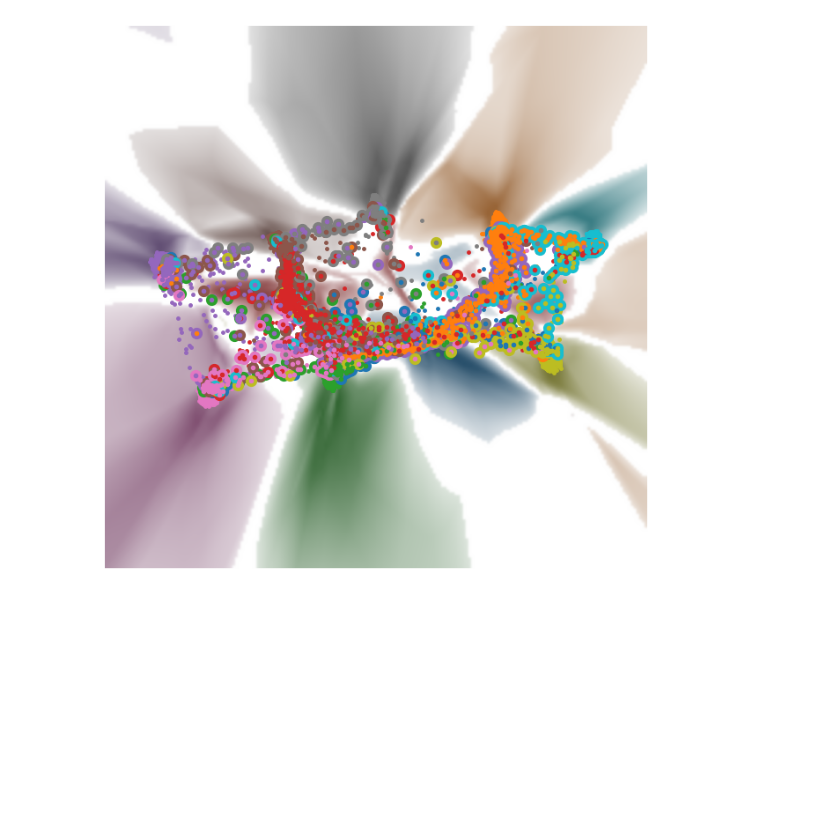
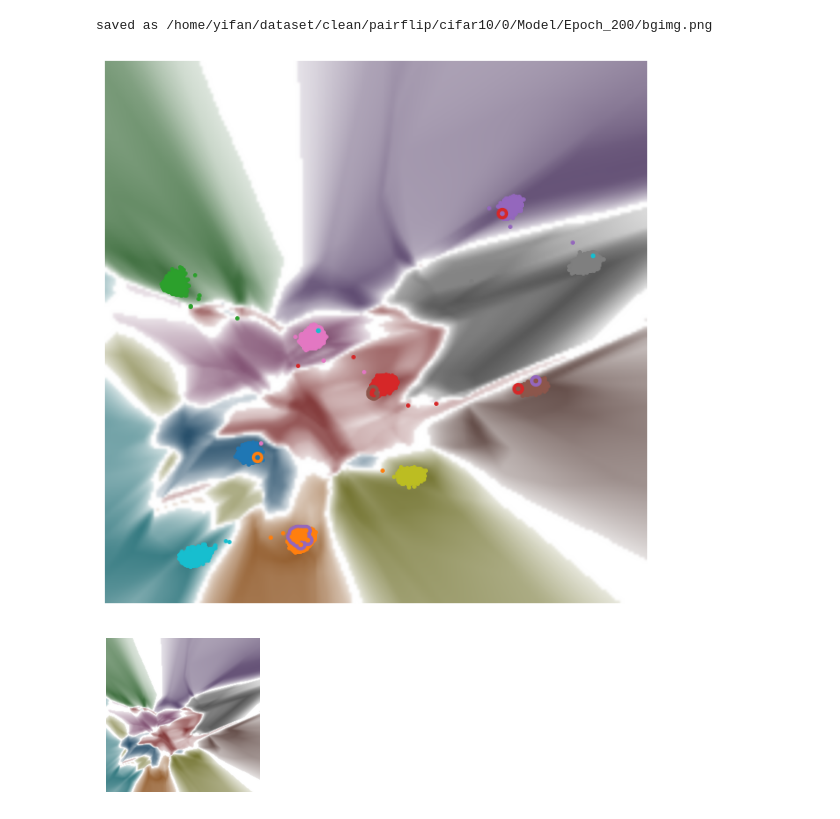
Before and after one commit to Yvonnefanf/ContraVis, a Jupyter notebook: case_study/backdoor/backdoor.ipynb, the cells around one changed output. Cells and saved outputs as stored; diff of their text form; code cells hidden in the pictures; blank space fills up the shorter version.

```diff
--- a/case_study/backdoor/backdoor.ipynb
+++ b/case_study/backdoor/backdoor.ipynb
@@ -58,8 +58,8 @@ EPOCH_START = config["EPOCH_START"]
 EPOCH_END = config["EPOCH_END"]
 EPOCH_PERIOD = config["EPOCH_PERIOD"]
 
-EPOCH_START = 150
-EPOCH_END = 150
+EPOCH_START = 200
+EPOCH_END = 200
 EPOCH_PERIOD = 1
 
 # Training parameter (subject model)
@@ -115,7 +115,7 @@ umap_loss_fn = UmapLoss(negative_sample_rate, DEVICE, _a, _b, repulsion_strength
 recon_loss_fn = ReconstructionLoss(beta=1.0)
 single_loss_fn = SingleVisLoss(umap_loss_fn, recon_loss_fn, lambd=LAMBDA1)
 # Define Projector
-projector = ContraProjector(vis_model=model, content_path='/home/yifan/dataset/clean/pairflip/cifar10/0/Model/Epoch_{}//Contravis.pth'.format(EPOCH_START), vis_model_name=VIS_MODEL_NAME, device=DEVICE)
+projector = ContraProjector(vis_model=model, content_path=os.path.join(REF_PATH, 'Model', 'Epoch_{}//Contravis.pth'.format(EPOCH_START)), vis_model_name=VIS_MODEL_NAME, device=DEVICE)
 
 ########################################################################################################################
 #                                                      VISUALIZATION                                                   #
@@ -142,7 +147,8 @@ Successfully load the DVI visualization model for iteration 150
 
 from singleVis.visualizer_for_tar import visualizer
 
-transed_model = torch.load('/home/yifan/dataset/clean/pairflip/cifar10/0/Model/Epoch_{}/trans_model.m'.format(EPOCH_START)).to(DEVICE)
+p = os.path.join(REF_PATH, 'Model', 'Epoch_{}//trans_model.m'.format(EPOCH_START))
+transed_model = torch.load(p).to(DEVICE)
 now = time.strftime("%Y-%m-%d-%H_%M_%S", time.localtime(time.time()))
 vis = visualizer(data_provider, tar_data_provider, transed_model, projector, 200,DEVICE, "tab10",True)
 save_dir = os.path.join(data_provider.content_path, "contraImg")
@@ -150,4 +156,5 @@ if not os.path.exists(save_dir):
     os.mkdir(save_dir)
 for i in range(EPOCH_START, EPOCH_END+1, EPOCH_PERIOD):
     vis.savefig(i, path= "./tar.png")
+    vis.get_background(i,200)
 # %% [output]
@@ -159 +170,3 @@ Successfully load the DVI visualization model for iteration 150
+saved as /home/yifan/dataset/clean/pairflip/cifar10/0/Model/Epoch_200/bgimg.png
-[figure, old version]
+[figure, new version]
+[figure, added]
```
Also changed, not shown: parts of 5 cells of this notebook, 19 other files.
